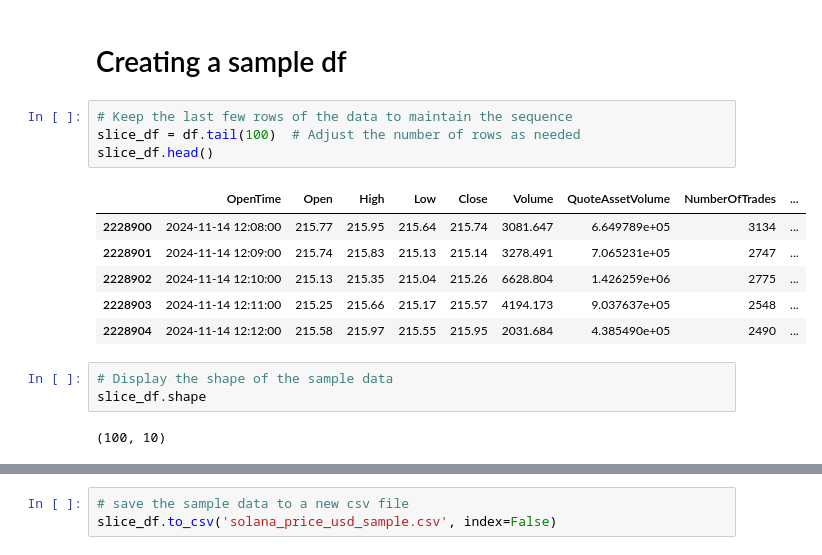
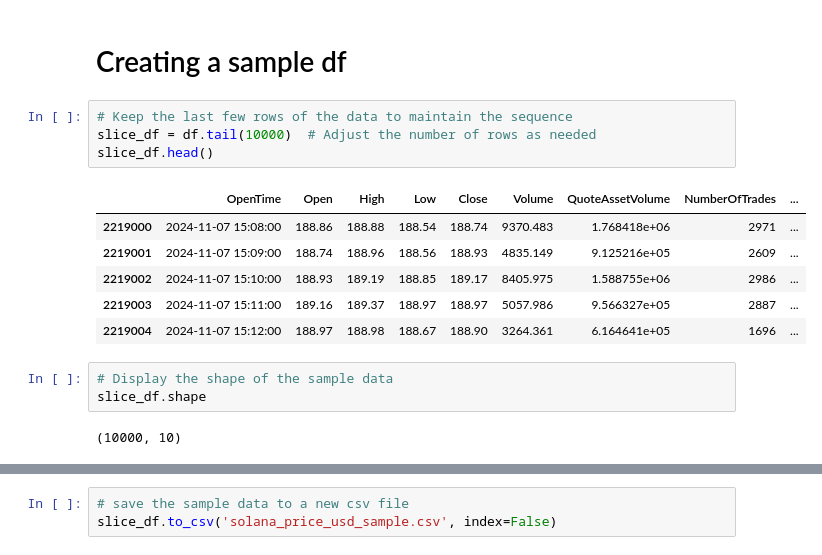
Before and after one commit to SahilChambyal/Parthurnax, a Jupyter notebook: DataVis/inspecting_data.ipynb, the cells around one changed output, grey strips where cells are left out. Drawn from its saved outputs; the diff is of its cells as text.

```diff
--- a/DataVis/inspecting_data.ipynb
+++ b/DataVis/inspecting_data.ipynb
@@ -123,20 +123,20 @@ df = df.drop(columns=['Ignore'])
 # Creating a sample df
 # %%
 # Keep the last few rows of the data to maintain the sequence
-slice_df = df.tail(100)  # Adjust the number of rows as needed
+slice_df = df.tail(10000)  # Adjust the number of rows as needed
 slice_df.head()
 # %% [output]
 |  | OpenTime | Open | High | Low | Close | Volume | QuoteAssetVolume | NumberOfTrades | ... |
-| 2228900 | 2024-11-14 12:08:00 | 215.77 | 215.95 | 215.64 | 215.74 | 3081.647 | 6.649789e+05 | 3134 | ... |
-| 2228901 | 2024-11-14 12:09:00 | 215.74 | 215.83 | 215.13 | 215.14 | 3278.491 | 7.065231e+05 | 2747 | ... |
-| 2228902 | 2024-11-14 12:10:00 | 215.13 | 215.35 | 215.04 | 215.26 | 6628.804 | 1.426259e+06 | 2775 | ... |
-| 2228903 | 2024-11-14 12:11:00 | 215.25 | 215.66 | 215.17 | 215.57 | 4194.173 | 9.037637e+05 | 2548 | ... |
-| 2228904 | 2024-11-14 12:12:00 | 215.58 | 215.97 | 215.55 | 215.95 | 2031.684 | 4.385490e+05 | 2490 | ... |
+| 2219000 | 2024-11-07 15:08:00 | 188.86 | 188.88 | 188.54 | 188.74 | 9370.483 | 1.768418e+06 | 2971 | ... |
+| 2219001 | 2024-11-07 15:09:00 | 188.74 | 188.96 | 188.56 | 188.93 | 4835.149 | 9.125216e+05 | 2609 | ... |
+| 2219002 | 2024-11-07 15:10:00 | 188.93 | 189.19 | 188.85 | 189.17 | 8405.975 | 1.588755e+06 | 2986 | ... |
+| 2219003 | 2024-11-07 15:11:00 | 189.16 | 189.37 | 188.97 | 188.97 | 5057.986 | 9.566327e+05 | 2887 | ... |
+| 2219004 | 2024-11-07 15:12:00 | 188.97 | 188.98 | 188.67 | 188.90 | 3264.361 | 6.164641e+05 | 1696 | ... |
 # %%
 # Display the shape of the sample data
 slice_df.shape
 # %% [output]
-(100, 10)
+(10000, 10)
 # %%
 # describe the sample data
 slice_df.describe()
```
Also changed, not shown: parts of 2 cells of this notebook, 1 other file.
